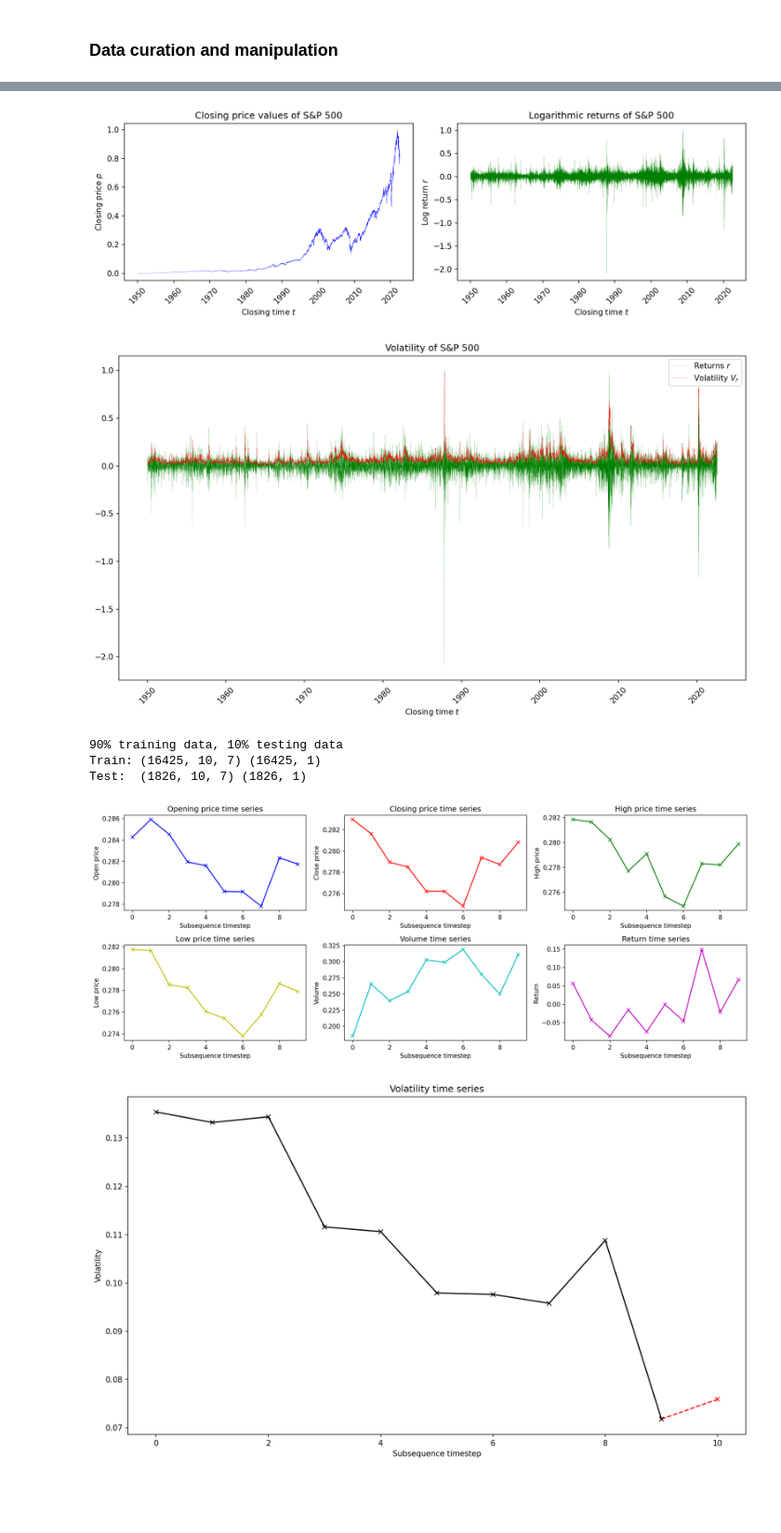
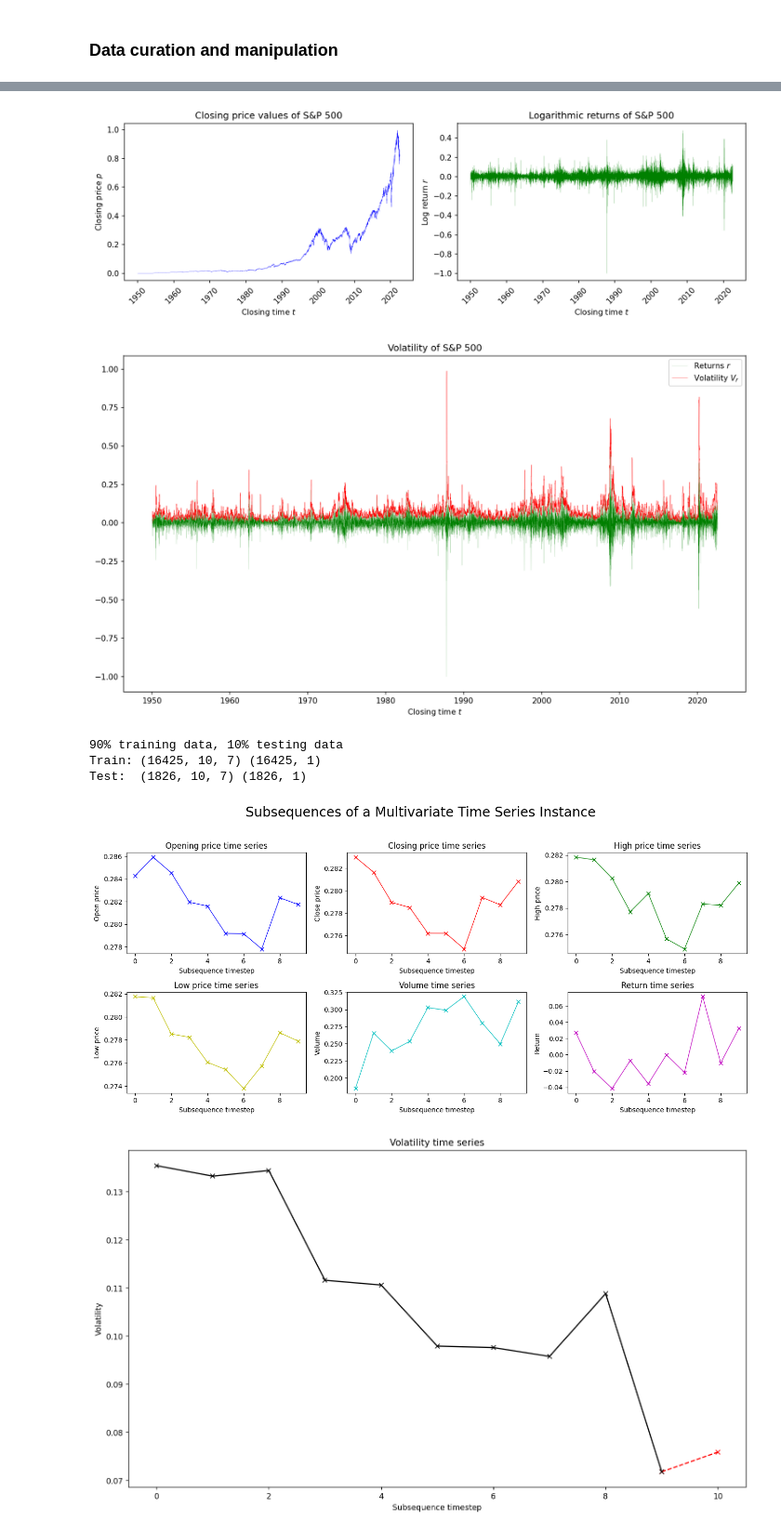
Before and after one commit to gittmp/efficient-deep-learning, a Jupyter notebook: Program/risk-forecasting.ipynb, the cells around one changed output, grey strips where cells are left out. Shown at 93% size. Drawn from its saved outputs; the diff is of its cells as text; code cells hidden in the pictures; blank space fills up the shorter version.

```diff
--- a/Program/risk-forecasting.ipynb
+++ b/Program/risk-forecasting.ipynb
@@ -98,7 +98,7 @@ def compute_volatility(window):
     _v = window - np.mean(window)
     _v = np.square(_v)
     _v = np.sum(_v)
-    _v = np.divide(_v, LOOKBACK_WINDOW)
+    _v = _v / LOOKBACK_WINDOW
     _v = np.sqrt(_v)
 
     return _v
@@ -135,7 +135,7 @@ X = pd.DataFrame({
     'low': (_low - _low.min()) / _low.max(),
     'volume': (_volume - _volume.min()) / _volume.max(),
 
-    'returns': log_returns / log_returns.max(),  # already centred about 0
+    'returns': log_returns / np.abs(log_returns).max(),  # already centred about 0
     'volatility': (volatility - volatility.min()) / volatility.max()
 })
 
@@ -172,20 +172,20 @@ ax[1].tick_params(axis='x', rotation=45)
 plt.tight_layout()
 plt.show()
 # %% [output]
-[figure, old version]
+[figure, new version]
 # %%
 # plot computed volatility
 fig, ax = plt.subplots(figsize=(12, 7), dpi=150)
+
 ax.plot(X.returns, linewidth=0.1, color='g', label='Returns $r$')
-ax.plot(X.volatility, linewidth=0.2, color='r', label='Volatility $V_r$')
+ax.plot(X.volatility, linewidth=0.3, color='r', label='Volatility $V_r$')
 ax.set(title=f'Volatility of S&P 500', xlabel=r'Closing time $t$')
-ax.tick_params(axis='x', rotation=45)
 ax.legend()
 
 plt.tight_layout()
 plt.show()
 # %% [output]
-[figure, old version]
+[figure, new version]
 # %%
 # build dataset:
 #   each instance consists of a `LOOKBACK_WINDOW` length time series (prev `LOOKBACK_WINDOW`) over variables
@@ -219,34 +219,35 @@ Train: (16425, 10, 7) (16425, 1)
 Test:  (1826, 10, 7) (1826, 1)
 # %%
 # examples of individual variable time series instance
-fig, ax = plt.subplots(2, 3, figsize=(15, 6), dpi=150)
+fig, ax = plt.subplots(2, 3, figsize=(14, 6), dpi=100)
+fig.suptitle("Subsequences of a Multivariate Time Series Instance", fontsize=20, y=1.1)
 
 np.random.seed(123)
 random_index = np.random.randint(0, y_data.shape[0])
 time_series = X_data[random_index]
 label = y_data[random_index][0]
 
-ax[0, 0].plot(time_series[:, 0], color='b', marker='x')
+ax[0, 0].plot(time_series[:, 0], color='b', marker='x', linewidth=0.9)
 ax[0, 0].set(title=f'Opening price time series', xlabel=r'Subsequence timestep', ylabel=r'Open price')
 
-ax[0, 1].plot(time_series[:, 1], color='r', marker='x')
+ax[0, 1].plot(time_series[:, 1], color='r', marker='x', linewidth=0.9)
 ax[0, 1].set(title=f'Closing price time series', xlabel=r'Subsequence timestep', ylabel=r'Close price')
 
-ax[0, 2].plot(time_series[:, 2], color='g', marker='x')
+ax[0, 2].plot(time_series[:, 2], color='g', marker='x', linewidth=0.9)
 ax[0, 2].set(title=f'High price time series', xlabel=r'Subsequence timestep', ylabel=r'High price')
 
-ax[1, 0].plot(time_series[:, 3], color='y', marker='x')
+ax[1, 0].plot(time_series[:, 3], color='y', marker='x', linewidth=0.9)
 ax[1, 0].set(title=f'Low price time series', xlabel=r'Subsequence timestep', ylabel=r'Low price')
 
-ax[1, 1].plot(time_series[:, 4], color='c', marker='x')
+ax[1, 1].plot(time_series[:, 4], color='c', marker='x', linewidth=0.9)
 ax[1, 1].set(title=f'Volume time series', xlabel=r'Subsequence timestep', ylabel=r'Volume')
 
-ax[1, 2].plot(time_series[:, 5], color='m', marker='x')
+ax[1, 2].plot(time_series[:, 5], color='m', marker='x', linewidth=0.9)
 ax[1, 2].set(title=f'Return time series', xlabel=r'Subsequence timestep', ylabel=r'Return')
 
 plt.tight_layout()
 plt.show()
 # %% [output]
-[figure, old version]
+[figure, new version]
 # %%
 # example of volatility time series instance
```
Also changed, not shown: parts of 28 cells of this notebook, 2 other files.
